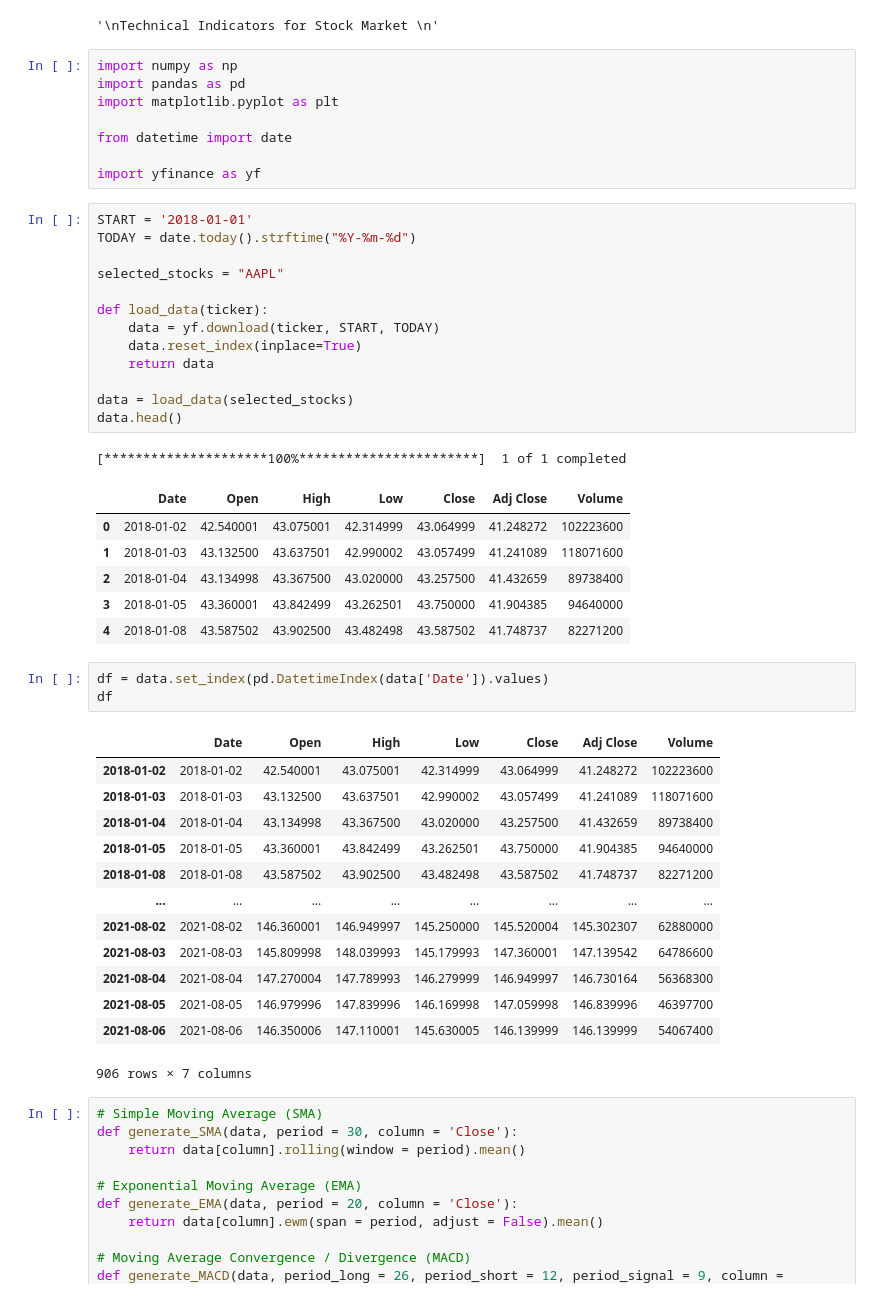
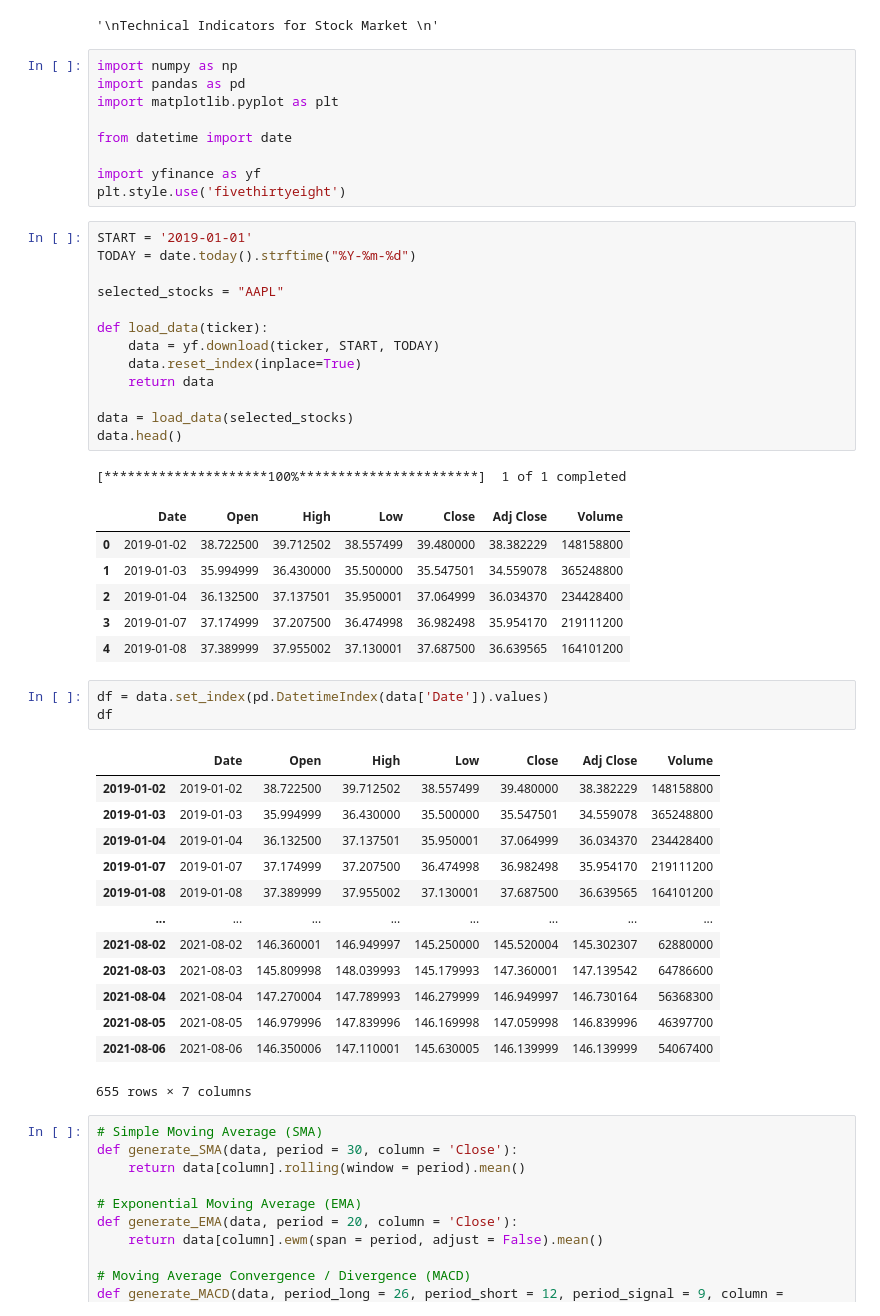
Before and after one commit to sohansputhran/StockMarketApp, a Jupyter notebook: technical_indicators/notebook.ipynb, the cells around one changed output. Saved outputs shown, nothing was run; the diff lists cells and outputs as text.

```diff
--- a/technical_indicators/notebook.ipynb
+++ b/technical_indicators/notebook.ipynb
@@ -12,44 +12,45 @@ import matplotlib.pyplot as plt
 from datetime import date
 
 import yfinance as yf
+plt.style.use('fivethirtyeight')
 # %%
-START = '2018-01-01'
+START = '2019-01-01'
 TODAY = date.today().strftime("%Y-%m-%d")
 
 selected_stocks = "AAPL"
 
 def load_data(ticker):
     data = yf.download(ticker, START, TODAY)
     data.reset_index(inplace=True)
     return data
 
 data = load_data(selected_stocks)
 data.head()
 # %% [output]
 [*********************100%***********************]  1 of 1 completed
 |  | Date | Open | High | Low | Close | Adj Close | Volume |
-| 0 | 2018-01-02 | 42.540001 | 43.075001 | 42.314999 | 43.064999 | 41.248272 | 102223600 |
-| 1 | 2018-01-03 | 43.132500 | 43.637501 | 42.990002 | 43.057499 | 41.241089 | 118071600 |
-| 2 | 2018-01-04 | 43.134998 | 43.367500 | 43.020000 | 43.257500 | 41.432659 | 89738400 |
-| 3 | 2018-01-05 | 43.360001 | 43.842499 | 43.262501 | 43.750000 | 41.904385 | 94640000 |
-| 4 | 2018-01-08 | 43.587502 | 43.902500 | 43.482498 | 43.587502 | 41.748737 | 82271200 |
+| 0 | 2019-01-02 | 38.722500 | 39.712502 | 38.557499 | 39.480000 | 38.382229 | 148158800 |
+| 1 | 2019-01-03 | 35.994999 | 36.430000 | 35.500000 | 35.547501 | 34.559078 | 365248800 |
+| 2 | 2019-01-04 | 36.132500 | 37.137501 | 35.950001 | 37.064999 | 36.034370 | 234428400 |
+| 3 | 2019-01-07 | 37.174999 | 37.207500 | 36.474998 | 36.982498 | 35.954170 | 219111200 |
+| 4 | 2019-01-08 | 37.389999 | 37.955002 | 37.130001 | 37.687500 | 36.639565 | 164101200 |
 # %%
 df = data.set_index(pd.DatetimeIndex(data['Date']).values)
 df
 # %% [output]
 |  | Date | Open | High | Low | Close | Adj Close | Volume |
-| 2018-01-02 | 2018-01-02 | 42.540001 | 43.075001 | 42.314999 | 43.064999 | 41.248272 | 102223600 |
-| 2018-01-03 | 2018-01-03 | 43.132500 | 43.637501 | 42.990002 | 43.057499 | 41.241089 | 118071600 |
-| 2018-01-04 | 2018-01-04 | 43.134998 | 43.367500 | 43.020000 | 43.257500 | 41.432659 | 89738400 |
-| 2018-01-05 | 2018-01-05 | 43.360001 | 43.842499 | 43.262501 | 43.750000 | 41.904385 | 94640000 |
-| 2018-01-08 | 2018-01-08 | 43.587502 | 43.902500 | 43.482498 | 43.587502 | 41.748737 | 82271200 |
+| 2019-01-02 | 2019-01-02 | 38.722500 | 39.712502 | 38.557499 | 39.480000 | 38.382229 | 148158800 |
+| 2019-01-03 | 2019-01-03 | 35.994999 | 36.430000 | 35.500000 | 35.547501 | 34.559078 | 365248800 |
+| 2019-01-04 | 2019-01-04 | 36.132500 | 37.137501 | 35.950001 | 37.064999 | 36.034370 | 234428400 |
+| 2019-01-07 | 2019-01-07 | 37.174999 | 37.207500 | 36.474998 | 36.982498 | 35.954170 | 219111200 |
+| 2019-01-08 | 2019-01-08 | 37.389999 | 37.955002 | 37.130001 | 37.687500 | 36.639565 | 164101200 |
 | ... | ... | ... | ... | ... | ... | ... | ... |
 | 2021-08-02 | 2021-08-02 | 146.360001 | 146.949997 | 145.250000 | 145.520004 | 145.302307 | 62880000 |
 | 2021-08-03 | 2021-08-03 | 145.809998 | 148.039993 | 145.179993 | 147.360001 | 147.139542 | 64786600 |
 | 2021-08-04 | 2021-08-04 | 147.270004 | 147.789993 | 146.279999 | 146.949997 | 146.730164 | 56368300 |
 | 2021-08-05 | 2021-08-05 | 146.979996 | 147.839996 | 146.169998 | 147.059998 | 146.839996 | 46397700 |
 | 2021-08-06 | 2021-08-06 | 146.350006 | 147.110001 | 145.630005 | 146.139999 | 146.139999 | 54067400 |
-906 rows × 7 columns
+655 rows × 7 columns
 # %%
 # Simple Moving Average (SMA)
 def generate_SMA(data, period = 30, column = 'Close'):
```
Also changed, not shown: parts of 6 cells of this notebook.
